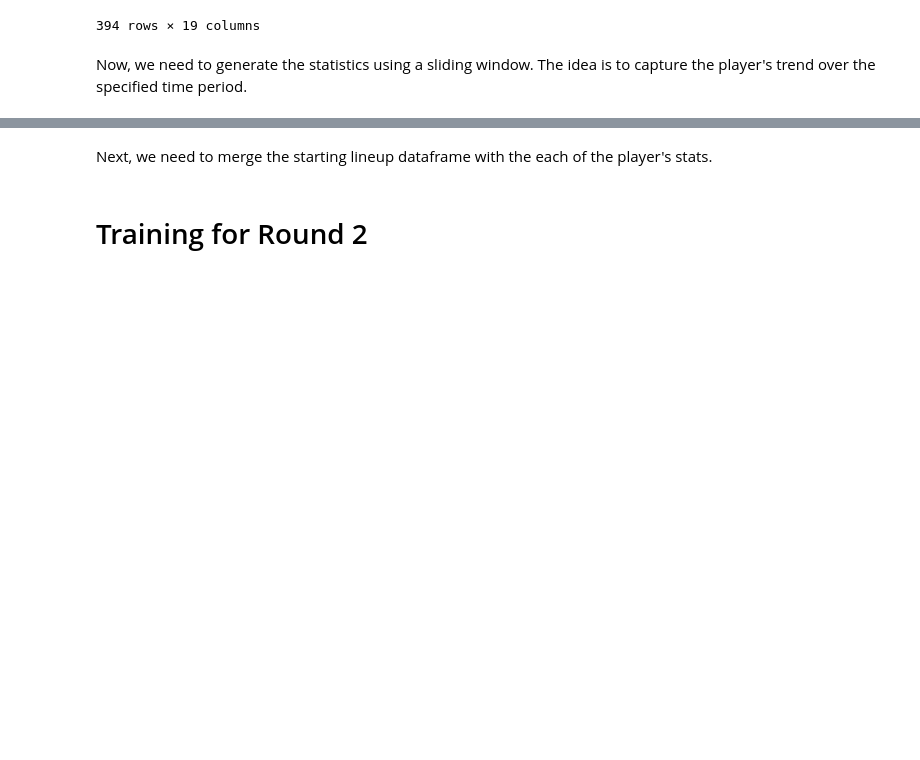
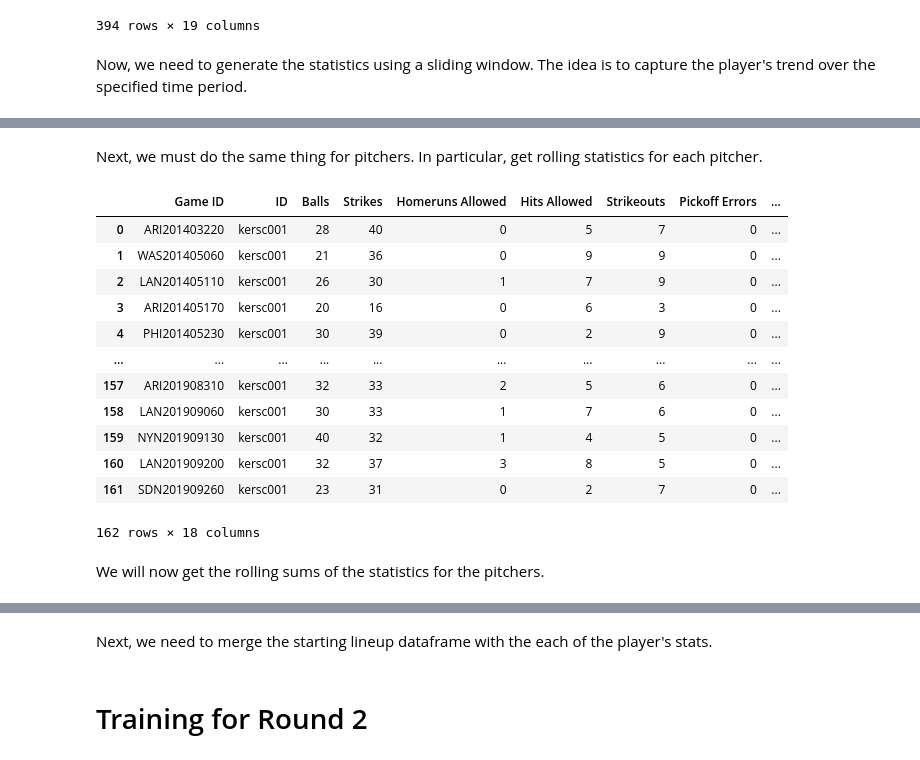
Before and after one commit to samkasbawala/sdp_team_32, a Jupyter notebook: deep_learning.ipynb, the cells around one changed output, grey strips where cells are left out. Cells and saved outputs as stored; diff of their text form; code cells hidden in the pictures; blank space fills up the shorter version.

```diff
--- a/deep_learning.ipynb
+++ b/deep_learning.ipynb
@@ -443,0 +447,2 @@ player_stats_dictionary_copy['judga001'] # Just to see what the dataframe looks
+# %% [markdown]
+Next, we must do the same thing for pitchers. In particular, get rolling statistics for each pitcher.
@@ -443,0 +484,18 @@ player_stats_dictionary_copy['judga001'] # Just to see what the dataframe looks
+# %%
+player_pitching_stats_dictionary['kersc001'] # Just to see what the dataframe looks like
+# %% [output]
+|  | Game ID | ID | Balls | Strikes | Homeruns Allowed | Hits Allowed | Strikeouts | Pickoff Errors | ... |
+| 0 | ARI201403220 | kersc001 | 28 | 40 | 0 | 5 | 7 | 0 | ... |
+| 1 | WAS201405060 | kersc001 | 21 | 36 | 0 | 9 | 9 | 0 | ... |
+| 2 | LAN201405110 | kersc001 | 26 | 30 | 1 | 7 | 9 | 0 | ... |
+| 3 | ARI201405170 | kersc001 | 20 | 16 | 0 | 6 | 3 | 0 | ... |
+| 4 | PHI201405230 | kersc001 | 30 | 39 | 0 | 2 | 9 | 0 | ... |
+| ... | ... | ... | ... | ... | ... | ... | ... | ... | ... |
+| 157 | ARI201908310 | kersc001 | 32 | 33 | 2 | 5 | 6 | 0 | ... |
+| 158 | LAN201909060 | kersc001 | 30 | 33 | 1 | 7 | 6 | 0 | ... |
+| 159 | NYN201909130 | kersc001 | 40 | 32 | 1 | 4 | 5 | 0 | ... |
+| 160 | LAN201909200 | kersc001 | 32 | 37 | 3 | 8 | 5 | 0 | ... |
+| 161 | SDN201909260 | kersc001 | 23 | 31 | 0 | 2 | 7 | 0 | ... |
+162 rows × 18 columns
+# %% [markdown]
+We will now get the rolling sums of the statistics for the pitchers.
```
Also changed, not shown: parts of 36 cells of this notebook.
